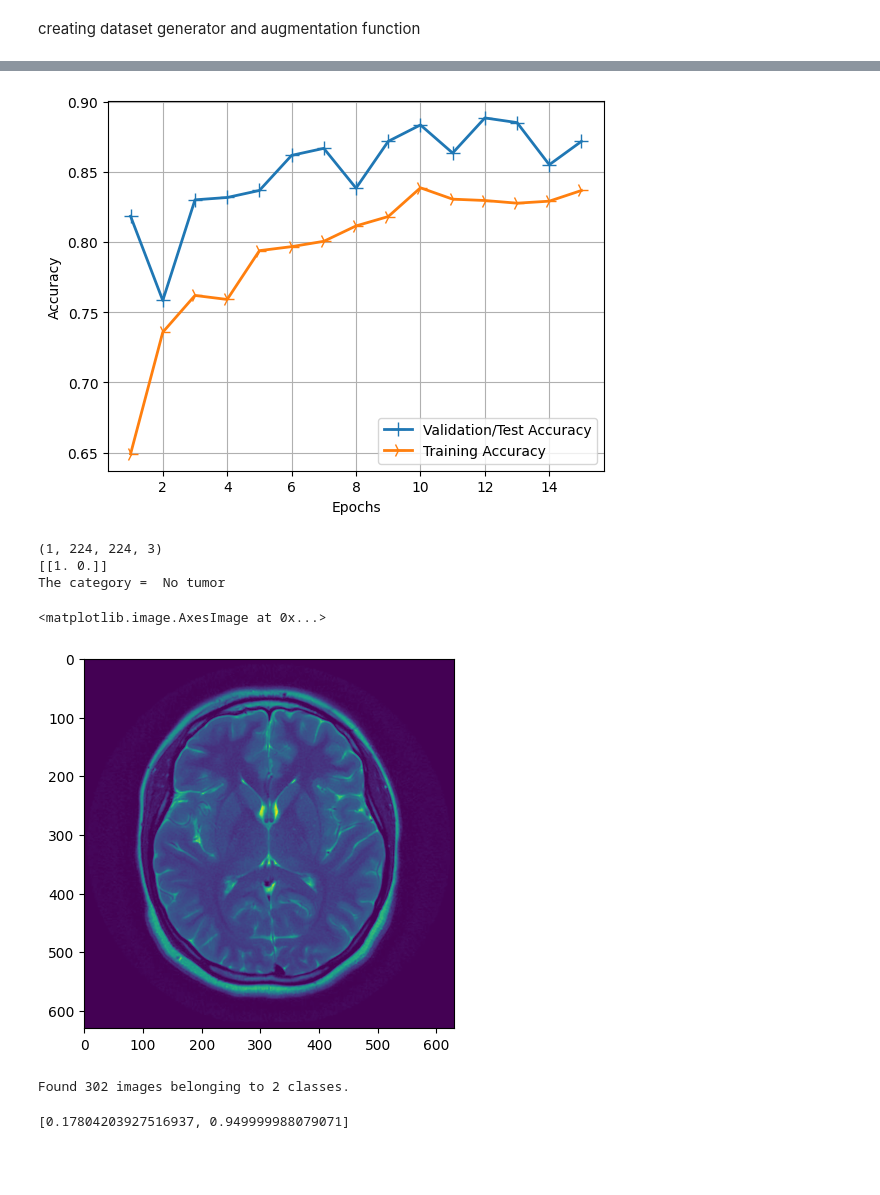
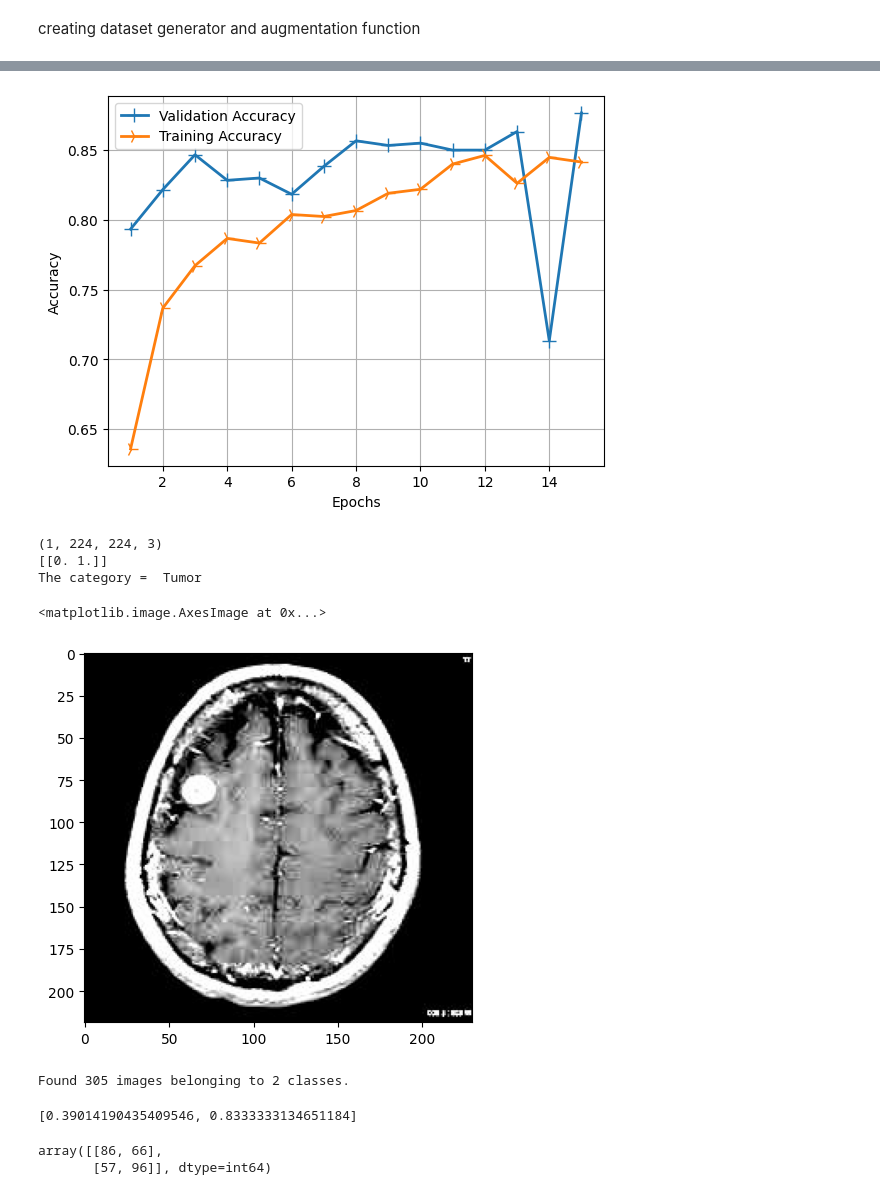
Before and after one commit to kashyap2058/AI, a Jupyter notebook: VGG_tumor_detection/VGG19_tumor_detection.ipynb, the cells around one changed output, grey strips where cells are left out. Saved outputs shown, nothing was run; the diff lists cells and outputs as text; code cells hidden in the pictures; blank space fills up the shorter version.

```diff
--- a/VGG_tumor_detection/VGG19_tumor_detection.ipynb
+++ b/VGG_tumor_detection/VGG19_tumor_detection.ipynb
@@ -260,7 +272,7 @@ acc_values = history_dict['accuracy']
 val_acc_values = history_dict['val_accuracy']
 epochs = range(1, len(loss_values) + 1)
 
-line1 = plt.plot(epochs, val_acc_values, label='Validation/Test Accuracy')
+line1 = plt.plot(epochs, val_acc_values, label='Validation Accuracy')
 line2 = plt.plot(epochs, acc_values, label='Training Accuracy')
 plt.setp(line1, linewidth=2.0, marker = '+', markersize=10.0)
 plt.setp(line2, linewidth=2.0, marker = '4', markersize=10.0)
@@ -270,40 +282,40 @@ plt.grid(True)
 plt.legend()
 plt.show()
 # %% [output]
-[figure, old version]
+[figure, new version]
 # %%
 #testing the model on datas from test dataset
 
 import numpy as np
 import tensorflow
 from tensorflow.keras.preprocessing import image
 from tensorflow.keras.utils import load_img
 from tensorflow.keras import models
 from PIL import Image
 import matplotlib.pyplot as plt
 import matplotlib.image as img
 
 d = {0:'No tumor',1:'Tumor'}
 input_shape = (224, 224, 3)
-image_path = './tumor_dataset/data/val/No/no63.jpg'
-model = models.load_model('VGG19Tumor_classification_CNN(new_dataset).h5')
+image_path = './tumor_dataset/data/test/yes/y31.jpg'
+model = models.load_model('newVGG.h5')
 test_image = load_img(image_path,target_size = input_shape)
 test_image = image.img_to_array(test_image)
 test_image = np.expand_dims(test_image,axis = 0)
 print(test_image.shape)
 result = model.predict(test_image)
 print(result)
 
 testImage = img.imread(image_path)
 print("The category = ",d[np.argmax(result)])
 # displaying the modified image
 plt.imshow(testImage)
 # %% [output]
 (1, 224, 224, 3)
-[[1. 0.]]
-The category =  No tumor
+[[0. 1.]]
+The category =  Tumor
 <matplotlib.image.AxesImage at 0x...>
-[figure, old version]
+[figure, new version]
 # %%
 test_dir='./tumor_dataset/data/test'
 test_gen=validation_datagen.flow_from_directory(
@@ -315,5 +327,10 @@ test_gen=validation_datagen.flow_from_directory(
 #predicting the datasets class and value loss(Testing accuracy and loss)
 model.evaluate_generator(test_gen,steps=3)
 # %% [output]
-Found 302 images belonging to 2 classes.
+Found 305 images belonging to 2 classes.
-[0.17804203927516937, 0.949999988079071]
+[0.39014190435409546, 0.8333333134651184]
+# %%
+cnf_matrix
+# %% [output]
+array([[86, 66],
+       [57, 96]], dtype=int64)
```
Also changed, not shown: parts of 8 cells of this notebook.
